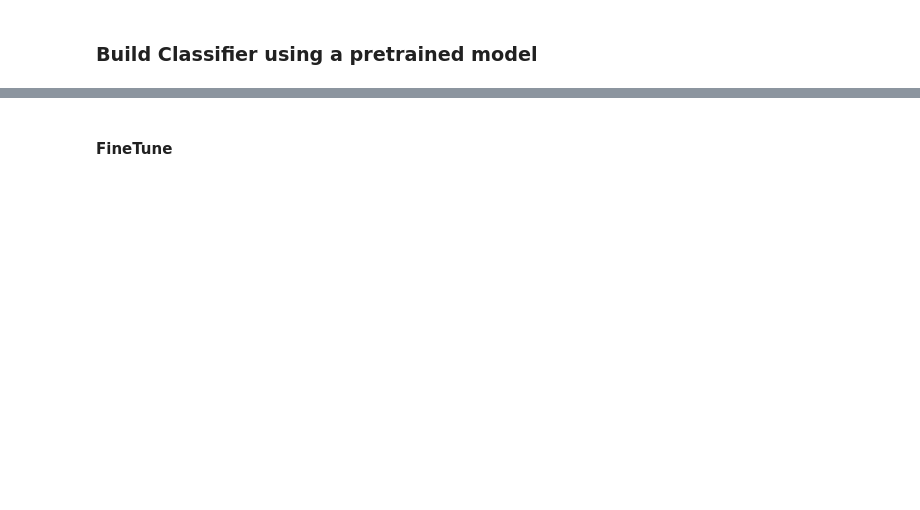
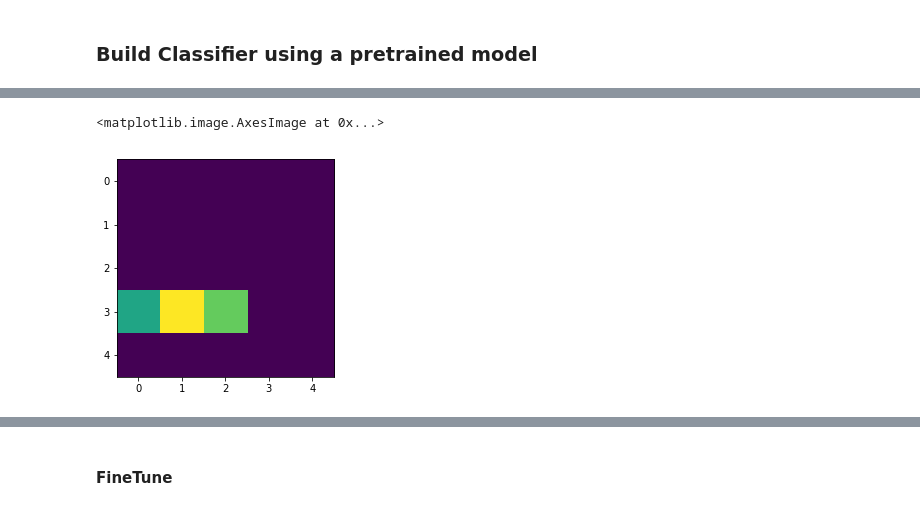
Before and after one commit to cidelab/dog-breed-classifier, a Jupyter notebook: dog_project_workbook.ipynb, the cells around one changed output, grey strips where cells are left out. Drawn from its saved outputs; the diff is of its cells as text; code cells hidden in the pictures; blank space fills up the shorter version.

```diff
--- a/dog_project_workbook.ipynb
+++ b/dog_project_workbook.ipynb
@@ -187,7 +188,7 @@ dd_test_tensors = paths_to_tensor(dd_test_items).astype('float32')
 NameError: name 'hd_train_items' is not defined
 # %%
 # breed detector data
-breed_train_tensors = paths_to_tensor(breed_train_files).astype('float32')
-breed_valid_tensors = paths_to_tensor(breed_valid_files).astype('float32')
-breed_test_tensors = paths_to_tensor(breed_test_files).astype('float32')
+breed_train_tensors = paths_to_tensor(breed_train_files).astype('float32')/255
+breed_valid_tensors = paths_to_tensor(breed_valid_files).astype('float32')/255
+breed_test_tensors = paths_to_tensor(breed_test_files).astype('float32')/255
 # %% [markdown]
@@ -195,2 +196,7 @@ breed_test_tensors = paths_to_tensor(breed_test_files).astype('float32')
+# %%
+# Undo normalization for other preprocessing
+breed_train_tensors *= 255
+breed_valid_tensors *= 255
+breed_test_tensors *= 255
 # %% [markdown]
 #### Preprocess Data for Pretrained Models
@@ -476,2 +434,4 @@ Epoch 10/10
 # %%
-vgg16 = VGG16(include_top=False, weights='imagenet')
+base_model = InceptionV3(include_top=False, weights='imagenet')
+# %%
+pre_training = base_model.predict(breed_train_tensors)
@@ -480,0 +444,5 @@ for layer in vgg16.layers:
+# %%
+plt.imshow(pre_training[0][:,:,0])
+# %% [output]
+<matplotlib.image.AxesImage at 0x...>
+[figure, added]
```
Also changed, not shown: parts of 43 cells of this notebook.
